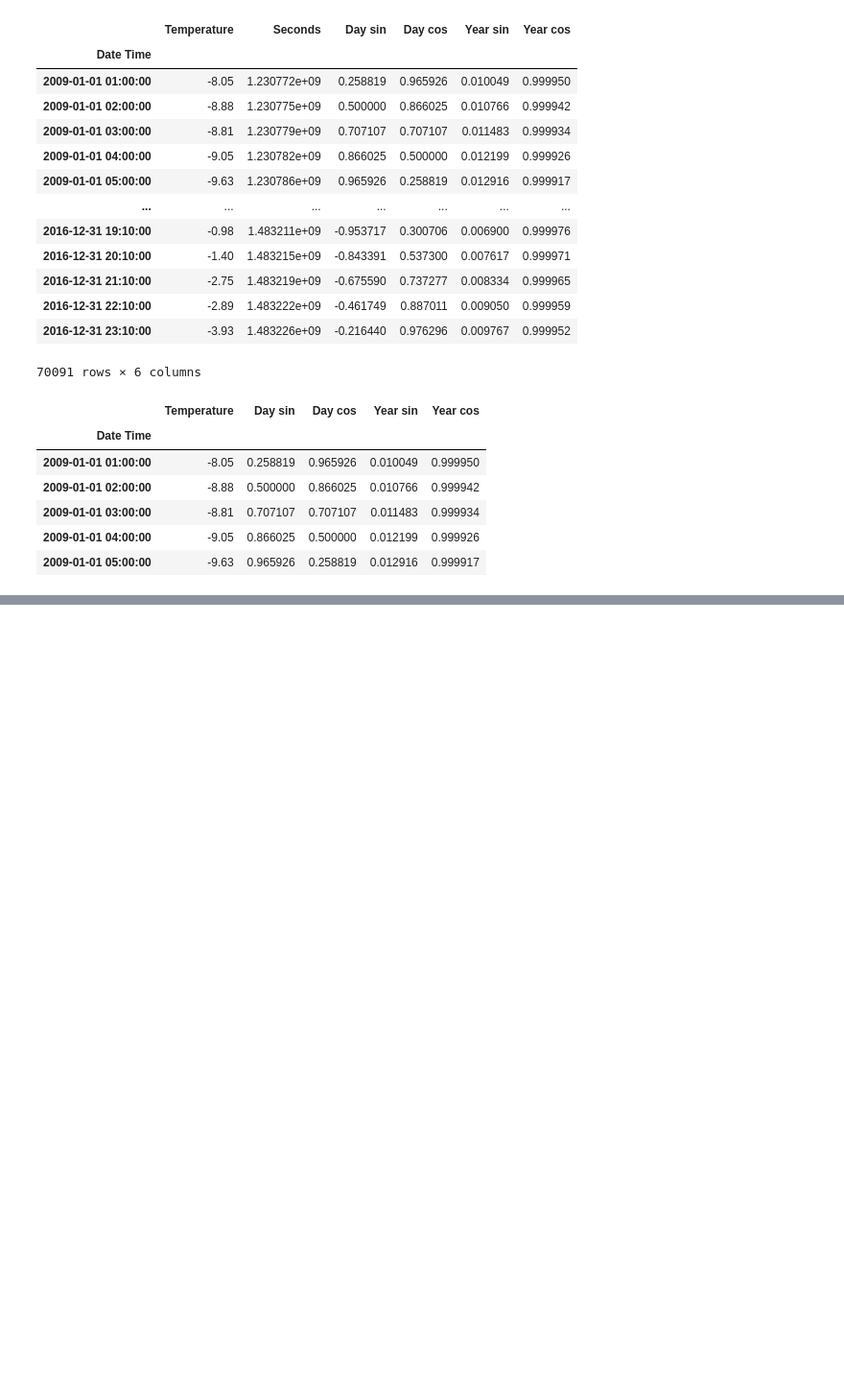
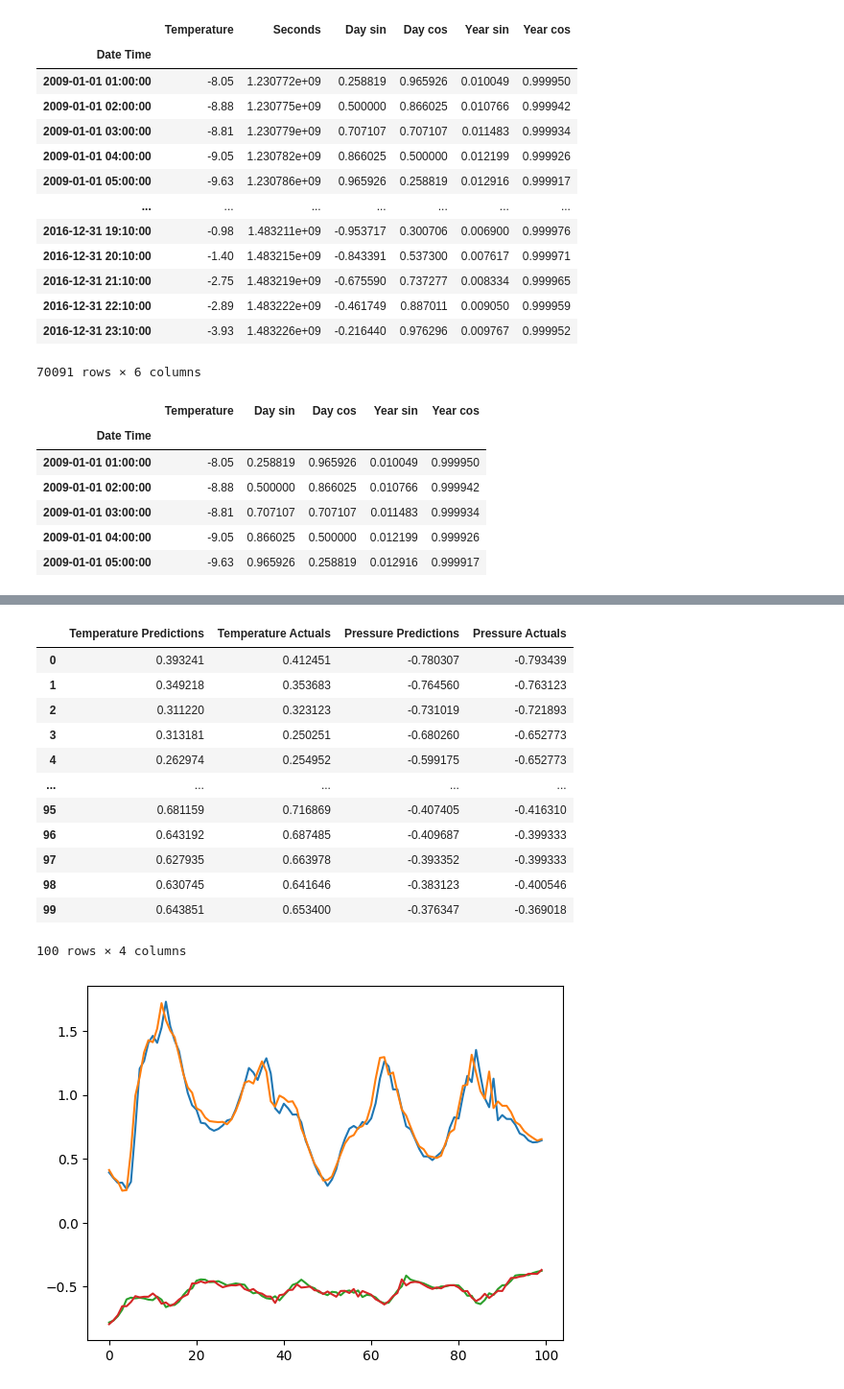
Before and after one commit to zinseo964/Predict_Temperature_through_LSTM, a Jupyter notebook: LSTM,_GRU_Time_Series_Forecasting.ipynb, the cells around one changed output, grey strips where cells are left out. Shown: that part at 96% size. Drawn from its saved outputs; the diff is of its cells as text; code cells hidden in the pictures; blank space fills up the shorter version.

```diff
--- a/LSTM,_GRU_Time_Series_Forecasting.ipynb
+++ b/LSTM,_GRU_Time_Series_Forecasting.ipynb
@@ -444,0 +619,8 @@ temp_df.head()
+# %%
+model5 = Sequential()
+model5.add(InputLayer((7,6)))
+model5.add(LSTM(64))
+model5.add(Dense(8,'relu'))
+model5.add(Dense(2, 'linear'))
+
+model5.summary()
@@ -444,0 +643,5 @@ temp_df.head()
+# %%
+cp5 = ModelCheckpoint('model5/', save_best_only = True)
+model5.compile(loss=MeanSquaredError(), optimizer=Adam(learning_rate = 0.0001), metrics=[RootMeanSquaredError()])
+# %%
+model5.fit(X3_train, y3_train, validation_data=(X3_val, y3_val), epochs=10, callbacks=[cp5])
@@ -444,0 +670,18 @@ temp_df.head()
+# %%
+def plot_predictions2(model, X, y, start=0, end=100):
+  predictions = model.predict(X)
+  p_preds, temp_preds = predictions[:, 0], predictions[:, 1]
+  p_actuals, temp_actuals = y[:, 0], y[:, 1]
+  df = pd.DataFrame(data={'Temperature Predictions': temp_preds,
+                          'Temperature Actuals':temp_actuals,
+                          'Pressure Predictions': p_preds,
+                          'Pressure Actuals': p_actuals
+                          })
+  plt.plot(df['Temperature Predictions'][start:end])
+  plt.plot(df['Temperature Actuals'][start:end])
+  plt.plot(df['Pressure Predictions'][start:end])
+  plt.plot(df['Pressure Actuals'][start:end])
+  return df[start:end]
+# %%
+plot_predictions2(model5, X3_test, y3_test)
+# %% [output]
@@ -444,0 +689,14 @@ temp_df.head()
+|  | Temperature Predictions | Temperature Actuals | Pressure Predictions | Pressure Actuals |
+| 0 | 0.393241 | 0.412451 | -0.780307 | -0.793439 |
+| 1 | 0.349218 | 0.353683 | -0.764560 | -0.763123 |
+| 2 | 0.311220 | 0.323123 | -0.731019 | -0.721893 |
+| 3 | 0.313181 | 0.250251 | -0.680260 | -0.652773 |
+| 4 | 0.262974 | 0.254952 | -0.599175 | -0.652773 |
+| ... | ... | ... | ... | ... |
+| 95 | 0.681159 | 0.716869 | -0.407405 | -0.416310 |
+| 96 | 0.643192 | 0.687485 | -0.409687 | -0.399333 |
+| 97 | 0.627935 | 0.663978 | -0.393352 | -0.399333 |
+| 98 | 0.630745 | 0.641646 | -0.383123 | -0.400546 |
+| 99 | 0.643851 | 0.653400 | -0.376347 | -0.369018 |
+100 rows × 4 columns
+[figure, added]
```
Also changed, not shown: parts of 46 cells of this notebook.
